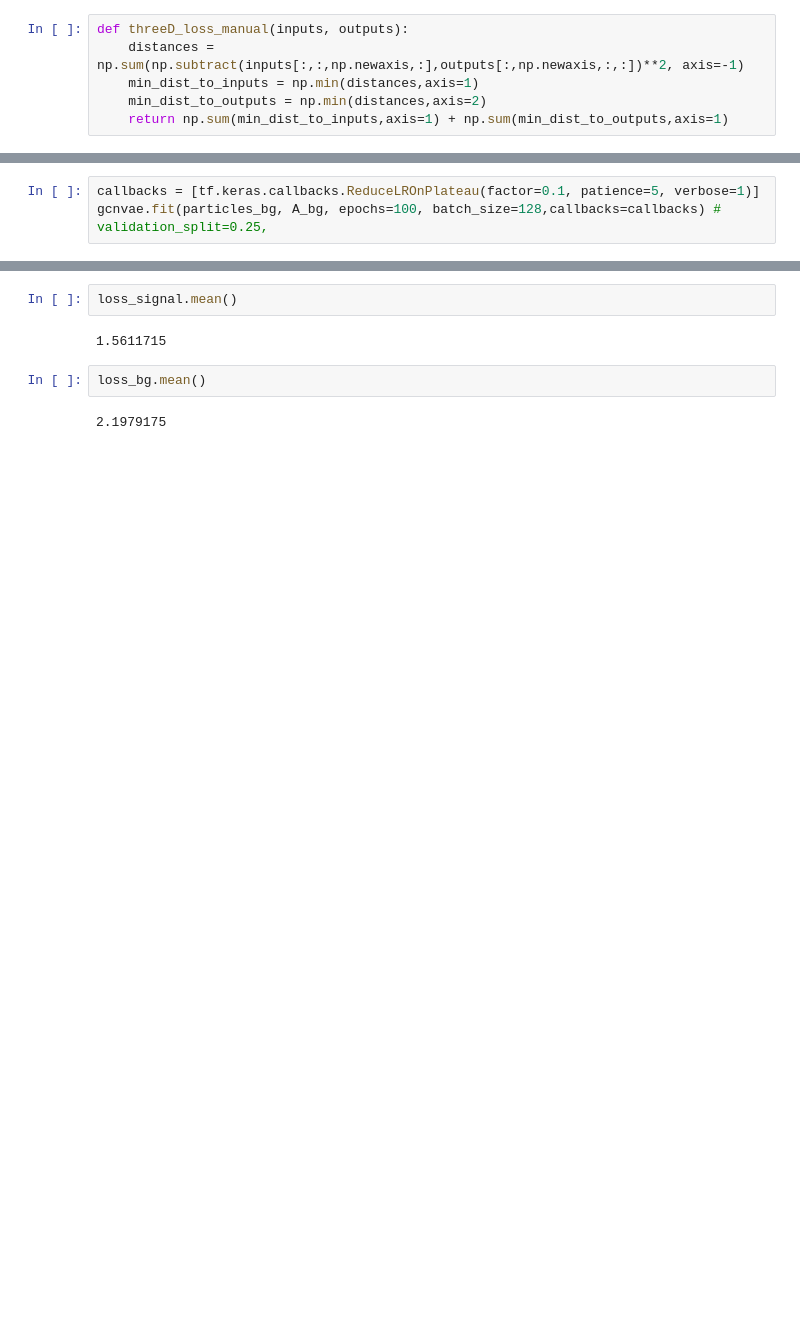
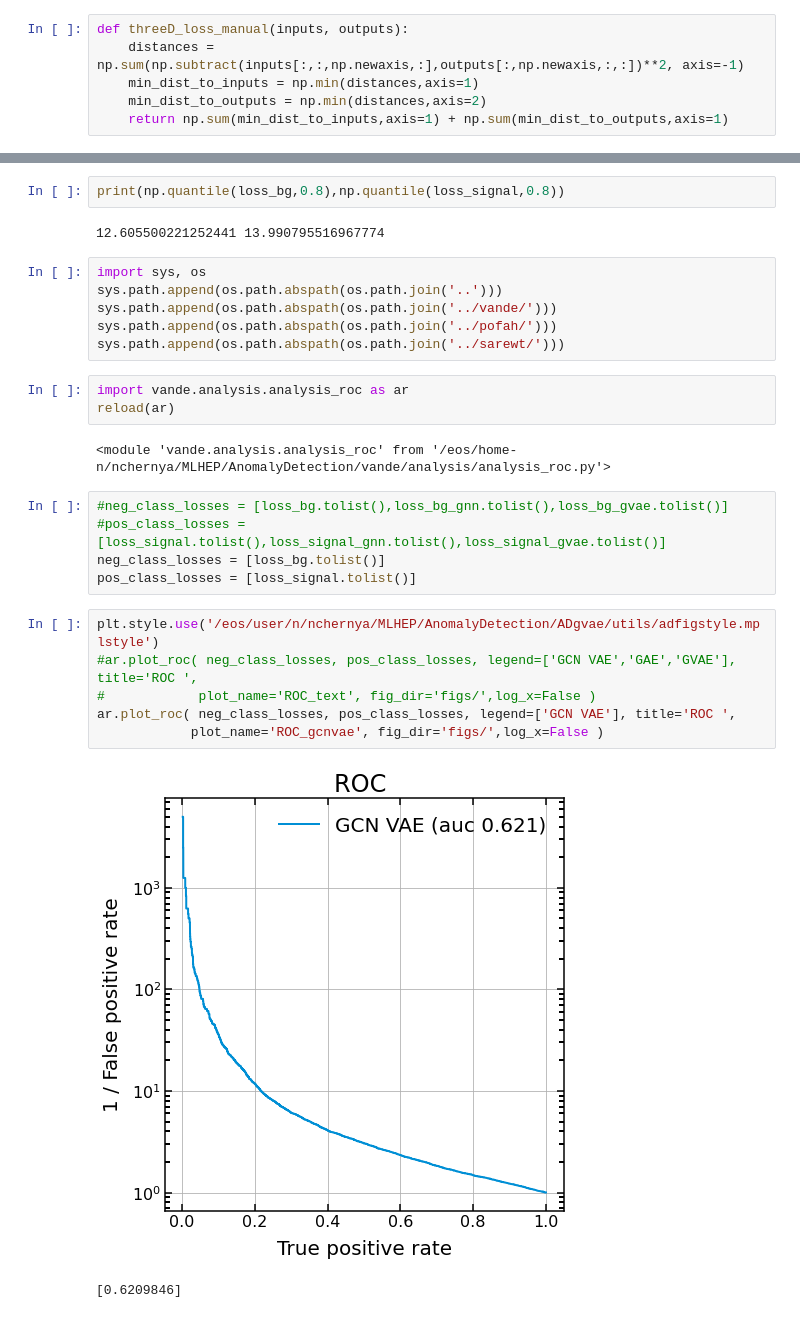
Before and after one commit to nadya-chernyavskaya/ADgvae, a Jupyter notebook: notebooks/GCN_VAE.ipynb, the cells around one changed output, grey strips where cells are left out. Cells and saved outputs as stored; diff of their text form; blank space fills up the shorter version.

```diff
--- a/notebooks/GCN_VAE.ipynb
+++ b/notebooks/GCN_VAE.ipynb
@@ -120,5 +159,2 @@ Trainable params: 1,012
 Non-trainable params: 0
 __________________________________________________________________________________________________
-# %%
-callbacks = [tf.keras.callbacks.ReduceLROnPlateau(factor=0.1, patience=5, verbose=1)]
-gcnvae.fit(particles_bg, A_bg, epochs=100, batch_size=128,callbacks=callbacks) # validation_split=0.25,
@@ -183,8 +245,29 @@ plt.show()
-# %%
-loss_signal.mean()
-# %% [output]
-1.5611715
-# %%
-loss_bg.mean()
-# %% [output]
-2.1979175
+# %%
+print(np.quantile(loss_bg,0.8),np.quantile(loss_signal,0.8))
+# %% [output]
+12.605500221252441 13.990795516967774
+# %%
+import sys, os
+sys.path.append(os.path.abspath(os.path.join('..')))
+sys.path.append(os.path.abspath(os.path.join('../vande/')))
+sys.path.append(os.path.abspath(os.path.join('../pofah/')))
+sys.path.append(os.path.abspath(os.path.join('../sarewt/')))
+# %%
+import vande.analysis.analysis_roc as ar
+reload(ar)
+# %% [output]
+<module 'vande.analysis.analysis_roc' from '/eos/home-n/nchernya/MLHEP/AnomalyDetection/vande/analysis/analysis_roc.py'>
+# %%
+#neg_class_losses = [loss_bg.tolist(),loss_bg_gnn.tolist(),loss_bg_gvae.tolist()]
+#pos_class_losses = [loss_signal.tolist(),loss_signal_gnn.tolist(),loss_signal_gvae.tolist()]
+neg_class_losses = [loss_bg.tolist()]
+pos_class_losses = [loss_signal.tolist()]
+# %%
+plt.style.use('/eos/user/n/nchernya/MLHEP/AnomalyDetection/ADgvae/utils/adfigstyle.mplstyle')
+#ar.plot_roc( neg_class_losses, pos_class_losses, legend=['GCN VAE','GAE','GVAE'], title='ROC ',
+#            plot_name='ROC_text', fig_dir='figs/',log_x=False )
+ar.plot_roc( neg_class_losses, pos_class_losses, legend=['GCN VAE'], title='ROC ',
+            plot_name='ROC_gcnvae', fig_dir='figs/',log_x=False )
+# %% [output]
+[figure, added]
+[0.6209846]
```
Also changed, not shown: parts of 32 cells of this notebook, 10 other files.
